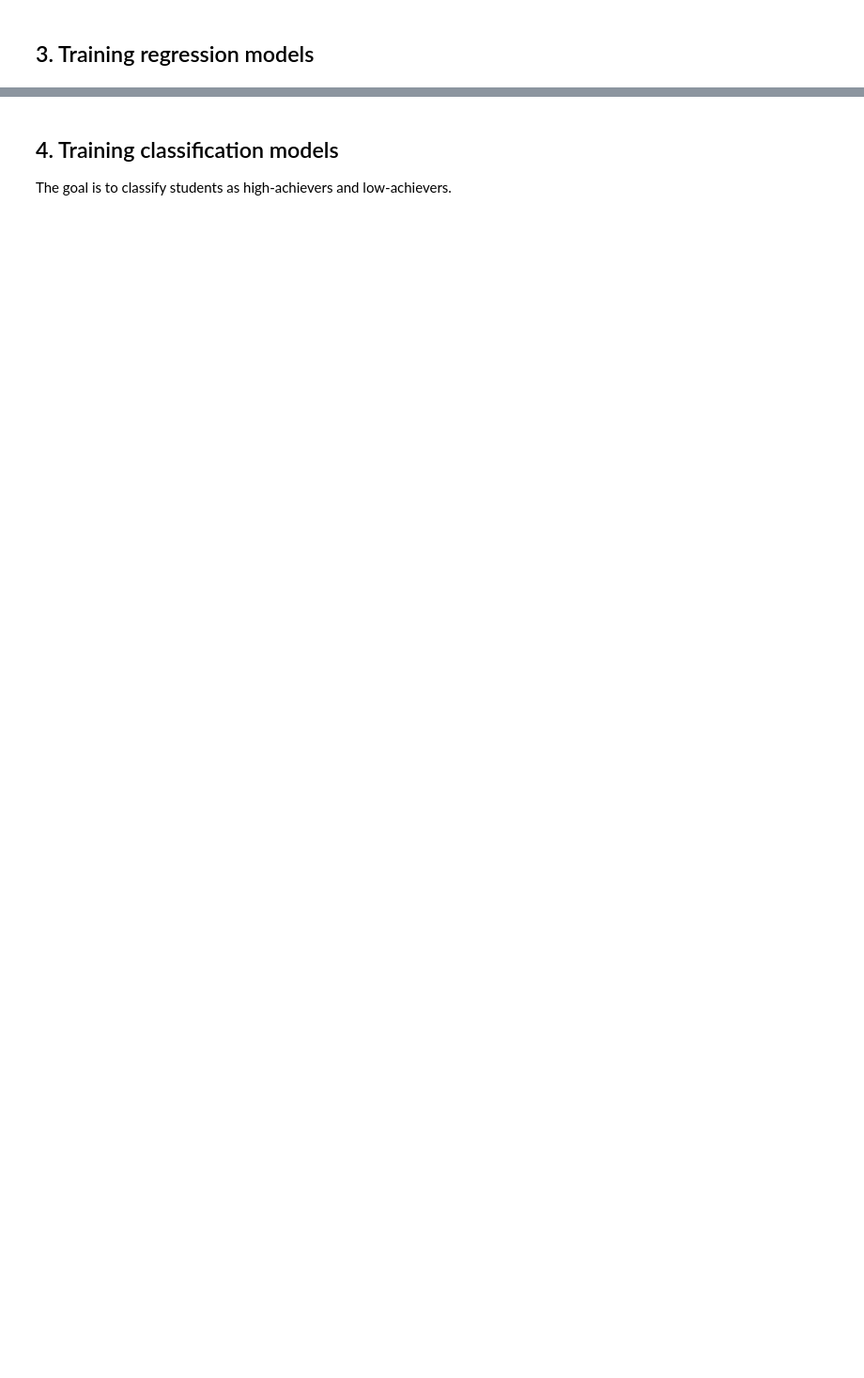
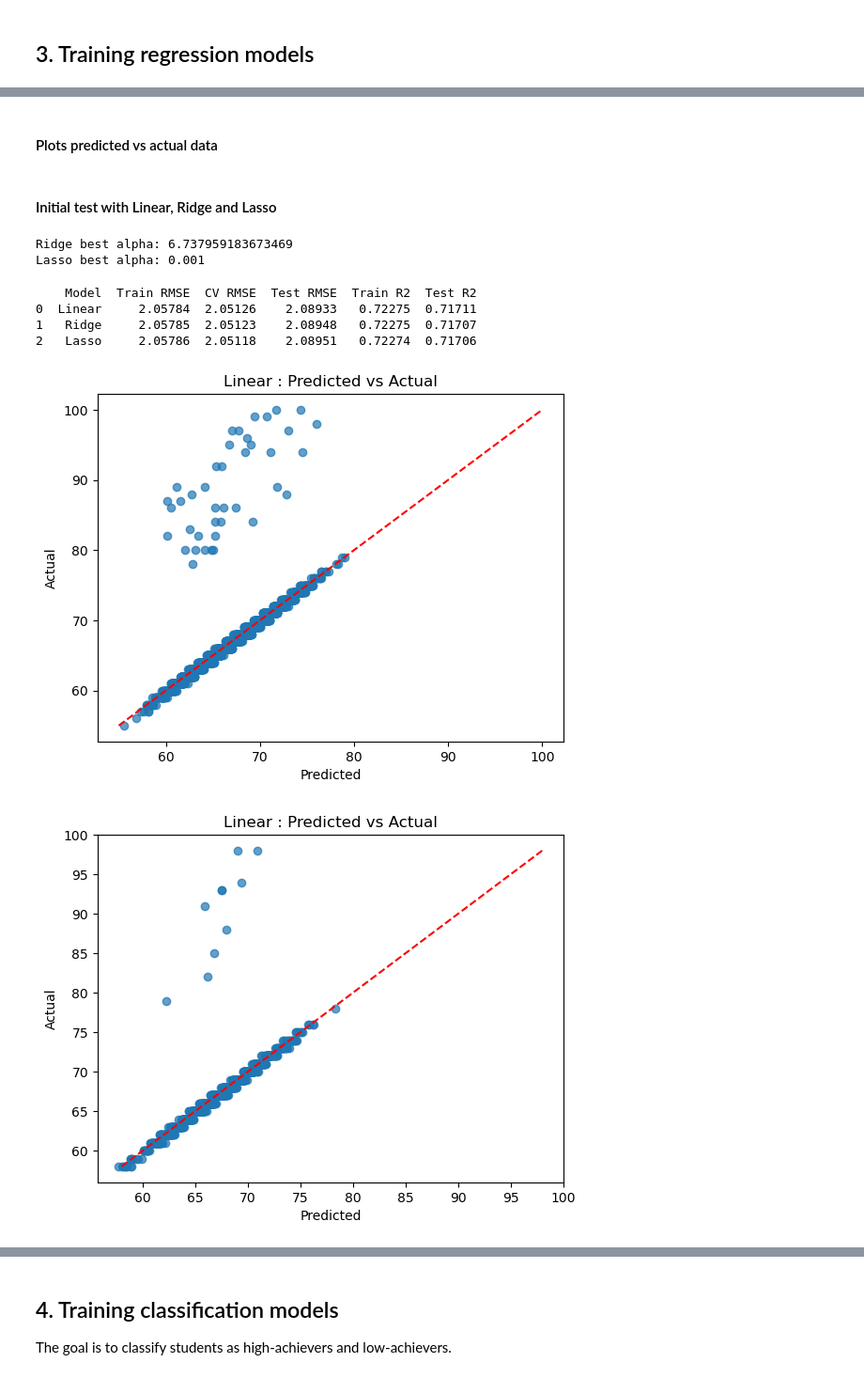
Before and after one commit to liisnele/IDS2025-performace-factors, a Jupyter notebook: StudentPerformance.ipynb, the cells around one changed output, grey strips where cells are left out. Shown at 94% size. Drawn from its saved outputs; the diff is of its cells as text; code cells hidden in the pictures; blank space fills up the shorter version.

```diff
--- a/StudentPerformance.ipynb
+++ b/StudentPerformance.ipynb
@@ -281,5 +258,0 @@ for name, model in models.items():
-# %%
-for name, score in results.items():
-    print(name)
-    for metric, value in score.items():
-        print(metric, value)
@@ -302,0 +369,54 @@ R2 0.7185098058414068
+# %% [markdown]
+#### Plots predicted vs actual data
+# %%
+def analysis(y_true, y_pred, data_type, model_name="Model"):
+
+    # Predicted vs Actual
+    plt.scatter(y_pred, y_true, alpha=0.7)
+    plt.plot([y_true.min(), y_true.max()],
+             [y_true.min(), y_true.max()],
+             'r--')  # diagonal line
+    plt.xlabel("Predicted")
+    plt.ylabel("Actual")
+    plt.title(f"{model_name} : Predicted vs Actual")
+
+    plt.show()
+# %% [markdown]
+#### Initial test with Linear, Ridge and Lasso
+# %%
+X_train, X_test, y_train, y_test = get_dummies(data)
+
+scaler = StandardScaler()
+X_train_s = pd.DataFrame(scaler.fit_transform(X_train), columns=X_train.columns)
+X_test_s = pd.DataFrame(scaler.transform(X_test), columns=X_test.columns)
+
+ridge_alpha, _ = get_best_alpha(Ridge(), X_train, y_train, np.linspace(0.01, 10, 50))
+lasso_alpha, _ = get_best_alpha(Lasso(), X_train, y_train, np.linspace(0.001, 1, 50))
+
+print("Ridge best alpha:", ridge_alpha)
+print("Lasso best alpha:", lasso_alpha)
+
+models = {
+    "Linear": LinearRegression(),
+    "Ridge": Ridge(alpha=ridge_alpha),
+    "Lasso": Lasso(alpha=lasso_alpha),
+}
+
+result_models, results = run_models(X_train_s, X_test_s, y_train, y_test, models, 3)
+# %% [output]
+Ridge best alpha: 6.737959183673469
+Lasso best alpha: 0.001
+# %%
+scores = find_scores(y_train, y_test, results)
+# %% [output]
+    Model  Train RMSE  CV RMSE  Test RMSE  Train R2  Test R2
+0  Linear     2.05784  2.05126    2.08933   0.72275  0.71711
+1   Ridge     2.05785  2.05123    2.08948   0.72275  0.71707
+2   Lasso     2.05786  2.05118    2.08951   0.72274  0.71706
+# %%
+for res in results:
+    analysis(y_train, res["y_train_pred"], "train", res["Model"])
+    analysis(y_test, res["y_test_pred"], "test", res["Model"])
+# %% [output]
+[figure, added]
+[figure, added]
```
Also changed, not shown: parts of 53 cells of this notebook, 1 other file.
